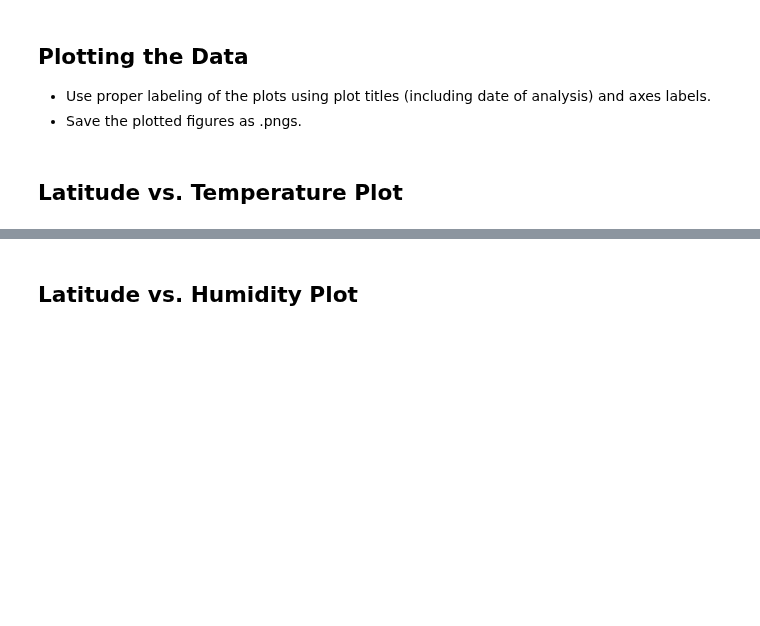
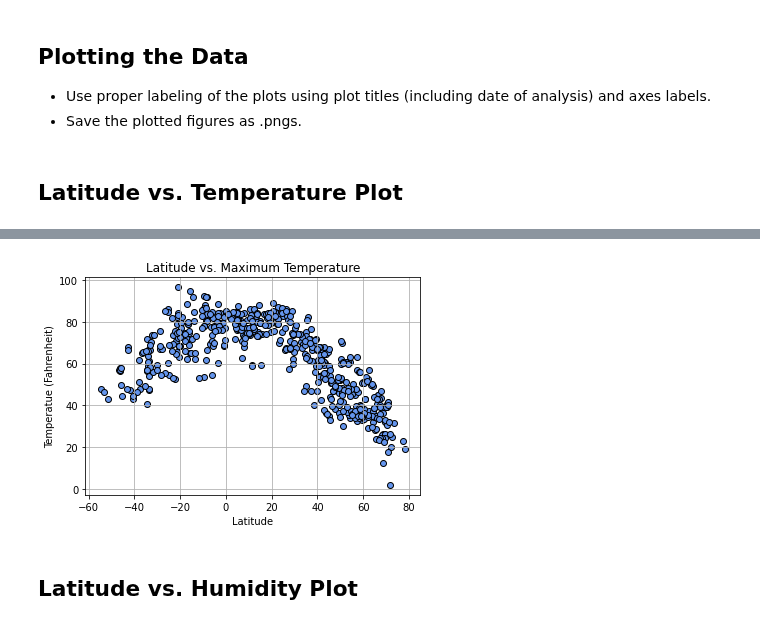
Before and after one commit to eldridgesje/python-api-challenge, a Jupyter notebook: WeatherPy.ipynb, the cells around one changed output, grey strips where cells are left out. Cells and saved outputs as stored; diff of their text form; code cells hidden in the pictures; blank space fills up the shorter version.

Commit message:
Added the scatter plots.

```diff
--- a/WeatherPy.ipynb
+++ b/WeatherPy.ipynb
@@ -142,0 +127,6 @@ cityWeather
+# %%
+city_data_df = pd.read_csv("output_data/cities.csv")
+
+city_data_df = city_data_df.drop(columns = "Unnamed: 0")
+
+city_data_df
@@ -177,7 +165,7 @@ trimSummary
 # %%
 #  Get the indices of cities that have humidity over 100%.
 
-humidCities = cityWeather.index[cityWeather["Humidity"] > 100]
+humidCities = city_data_df.index[city_data_df["Humidity"] > 100]
 
 humidCities
 # %% [output]
@@ -185,5 +173,9 @@ Int64Index([], dtype='int64')
 # %%
 # Make a new DataFrame equal to the city data to drop all humidity outliers by index.
 # Passing "inplace=False" will make a copy of the city_data DataFrame, which we call "clean_city_data".
+
+clean_city_data = city_data_df.drop(index = humidCities, inplace=False)
+
+clean_city_data
 # %% [output]
 |  | City | Lat | Lng | Max Temp | Humidity | Cloudiness | Wind Speed | Country | Date |
@@ -204,2 +214,11 @@ Int64Index([], dtype='int64')
+# %%
+plt.scatter(clean_city_data["Lat"], clean_city_data["Max Temp"], marker="o", facecolors="cornflowerblue", edgecolors="black")
+
+plt.title("Latitude vs. Maximum Temperature")
+plt.xlabel("Latitude")
+plt.ylabel("Temperatue (Fahrenheit)")
+plt.grid()
+# %% [output]
+[figure, added]
 # %% [markdown]
 ## Latitude vs. Humidity Plot
```
Also changed, not shown: parts of 14 cells of this notebook.
